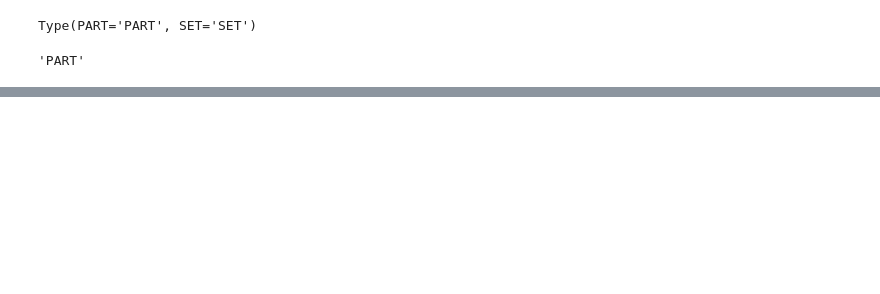
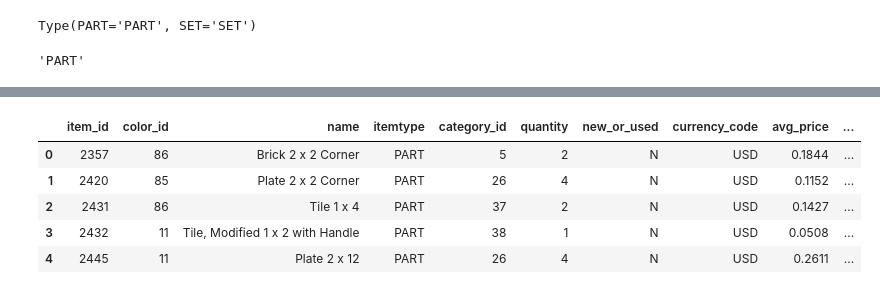
Before and after one commit to Geekly/pybcm, a Jupyter notebook: notebooks/tryPybcm.ipynb, the cells around one changed output, grey strips where cells are left out. Cells and saved outputs as stored; diff of their text form; code cells hidden in the pictures; blank space fills up the shorter version.

```diff
--- a/notebooks/tryPybcm.ipynb
+++ b/notebooks/tryPybcm.ipynb
@@ -197,0 +134,4 @@ pdf
+# %%
+inv = bd.get_set_inventory('9492-1')
+test_inv = inv[0:5]
+test_inv
@@ -197,0 +157,11 @@ pdf
+# %%
+price_summary = pd.DataFrame()
+for index, row in inv.iterrows():
+    if row['itemtype'] == ItemType.PART:
+        lineitem = bd.get_part_price_summary(row['item_id'], row['color_id'],
+                                             new_or_used=[NewUsed.N,],
+                                             guide_type=GuideType.stock)
+        print(lineitem)
+        price_summary = price_summary.append(lineitem)
+
+price_summary
@@ -197,0 +204,14 @@ pdf
+# %%
+new_stock = price_summary[ (price_summary['new_or_used']=='N') & (price_summary['sold_or_stock']=='stock')]
+# %%
+new_stock['element_id'] = new_stock[['item_id', 'color_id']].apply(tuple, axis=1)
+new_stock = new_stock.set_index('element_id')
+new_stock = inv.merge(new_stock)
+new_stock.head()
+# %% [output]
+|  | item_id | color_id | name | itemtype | category_id | quantity | new_or_used | currency_code | avg_price | ... |
+| 0 | 2357 | 86 | Brick 2 x 2 Corner | PART | 5 | 2 | N | USD | 0.1844 | ... |
+| 1 | 2420 | 85 | Plate 2 x 2 Corner | PART | 26 | 4 | N | USD | 0.1152 | ... |
+| 2 | 2431 | 86 | Tile 1 x 4 | PART | 37 | 2 | N | USD | 0.1427 | ... |
+| 3 | 2432 | 11 | Tile, Modified 1 x 2 with Handle | PART | 38 | 1 | N | USD | 0.0508 | ... |
+| 4 | 2445 | 11 | Plate 2 x 12 | PART | 26 | 4 | N | USD | 0.2611 | ... |
```
Also changed, not shown: parts of 30 cells of this notebook, 30 other files.
